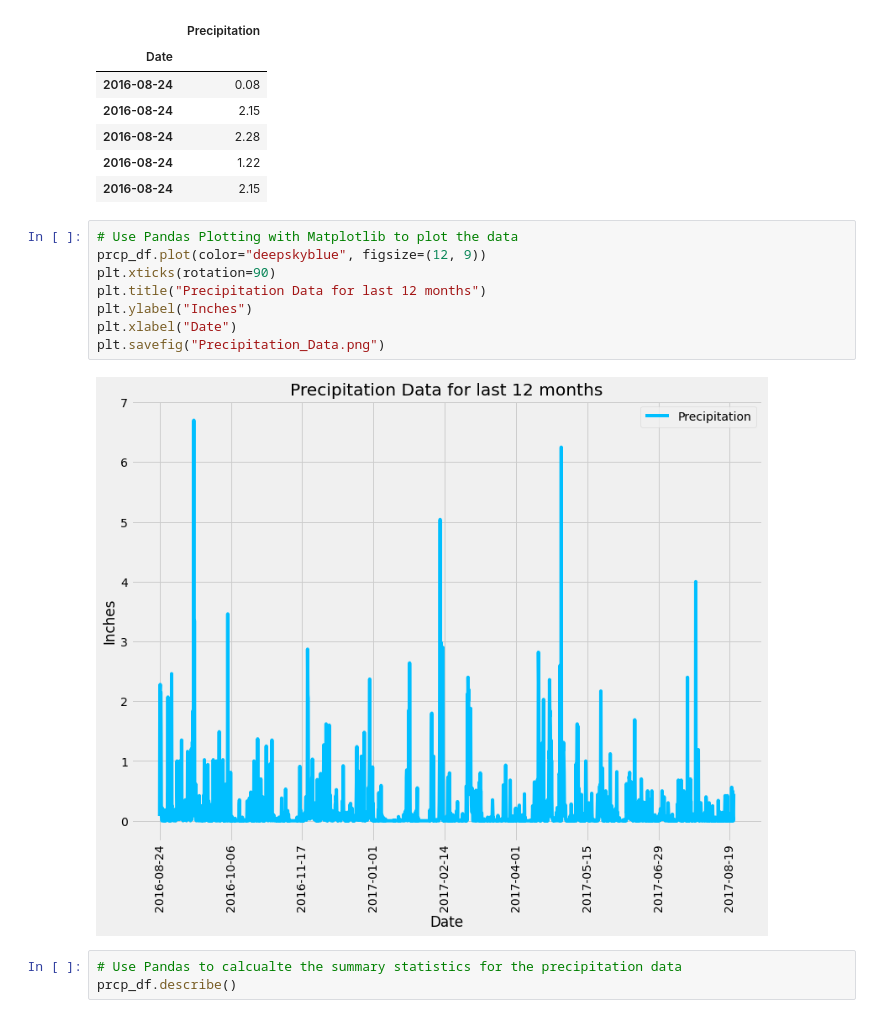
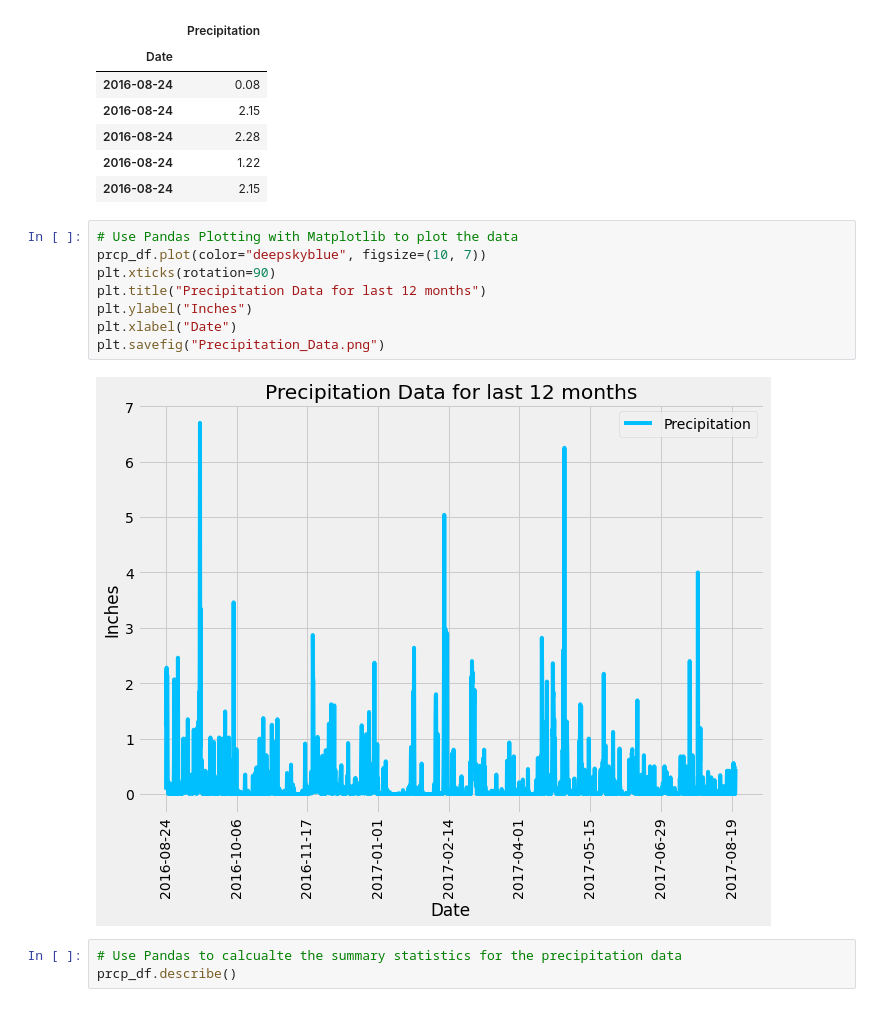
Before and after one commit to sthakur66/sqlalchemy-challenge, a Jupyter notebook: climate_starter.ipynb, the cells around one changed output. Drawn from its saved outputs; the diff is of its cells as text.

```diff
--- a/climate_starter.ipynb
+++ b/climate_starter.ipynb
@@ -92,14 +92,14 @@ prcp_df.head()
 | 2016-08-24 | 2.15 |
 # %%
 # Use Pandas Plotting with Matplotlib to plot the data
-prcp_df.plot(color="deepskyblue", figsize=(12, 9))
+prcp_df.plot(color="deepskyblue", figsize=(10, 7))
 plt.xticks(rotation=90)
 plt.title("Precipitation Data for last 12 months")
 plt.ylabel("Inches")
 plt.xlabel("Date")
 plt.savefig("Precipitation_Data.png")
 # %% [output]
-[figure, old version]
+[figure, new version]
 # %%
 # Use Pandas to calcualte the summary statistics for the precipitation data
 prcp_df.describe()
```
Also changed, not shown: 2 other files.
